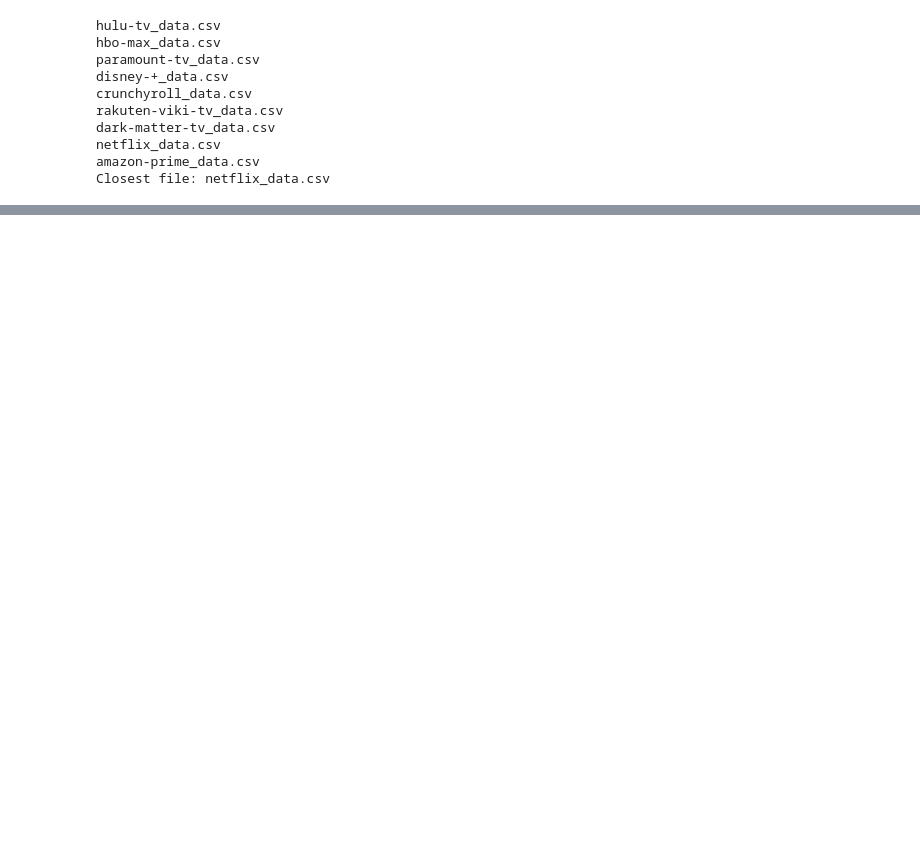
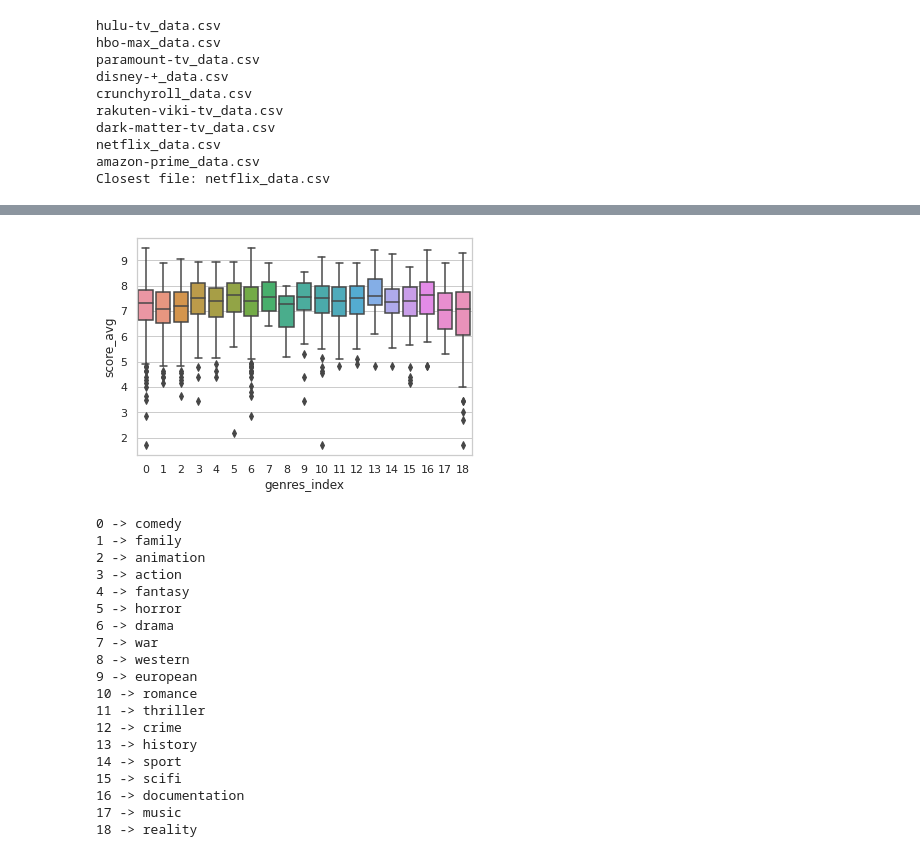
Before and after one commit to davidemarcoli/streaming-data, a Jupyter notebook: analyzer.ipynb, the cells around one changed output, grey strips where cells are left out. Cells and saved outputs as stored; diff of their text form; code cells hidden in the pictures; blank space fills up the shorter version.

```diff
--- a/analyzer.ipynb
+++ b/analyzer.ipynb
@@ -227,0 +227,28 @@ Index(['id', 'title', 'description', 'release_year', 'runtime', 'seasons',
+# %%
+# visualize genres and score_avg using sns boxplot
+sns.boxplot(x="genres_index", y="score_avg", data=df_splitted_noNull)
+plt.show()
+
+for i in range(0, len(unique_genres)):
+    print(i.__str__() + " -> " + unique_genres[i])
+# %% [output]
+[figure, added]
+0 -> comedy
+1 -> family
+2 -> animation
+3 -> action
+4 -> fantasy
+5 -> horror
+6 -> drama
+7 -> war
+8 -> western
+9 -> european
+10 -> romance
+11 -> thriller
+12 -> crime
+13 -> history
+14 -> sport
+15 -> scifi
+16 -> documentation
+17 -> music
+18 -> reality
```
Also changed, not shown: parts of 5 cells of this notebook.
